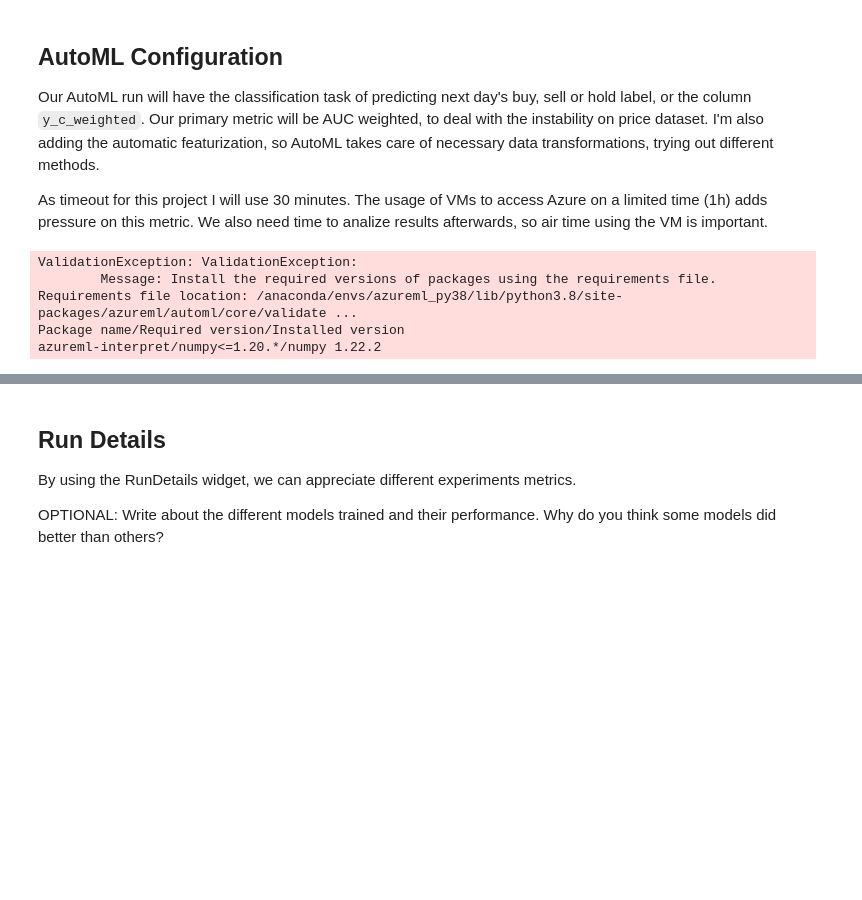
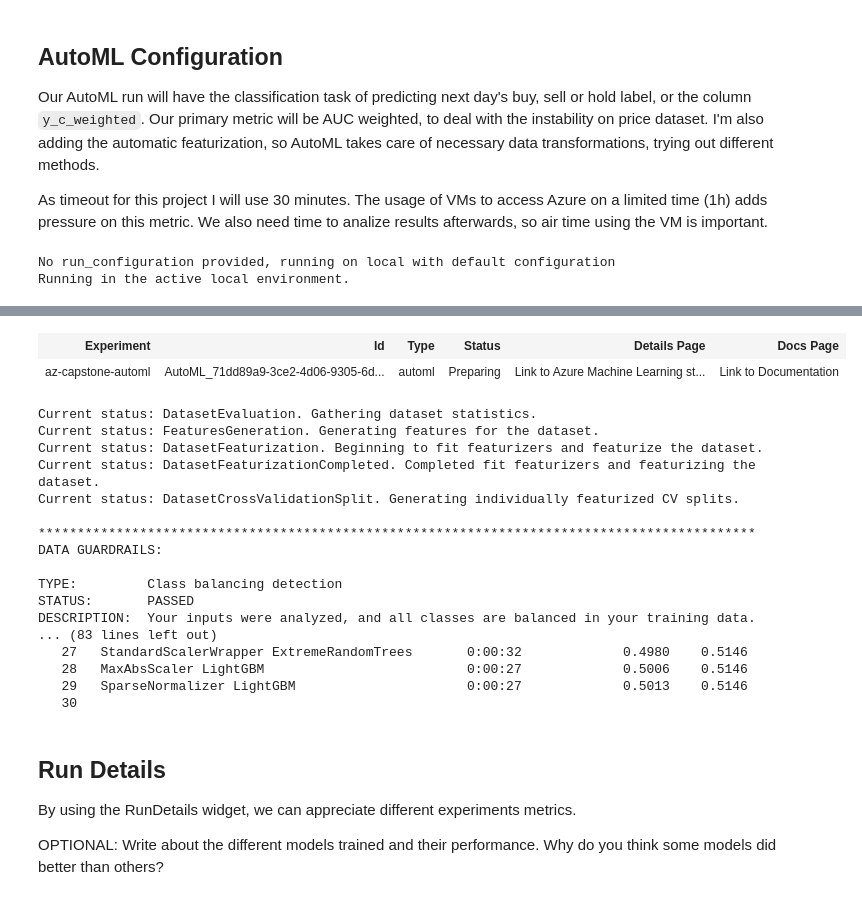
Before and after one commit to renejra/azure-ml-engineer, a Jupyter notebook: capstone/2-automl.ipynb, the cells around one changed output, grey strips where cells are left out. Drawn from its saved outputs; the diff is of its cells as text; code cells hidden in the pictures; blank space fills up the shorter version.

```diff
--- a/capstone/2-automl.ipynb
+++ b/capstone/2-automl.ipynb
@@ -137,10 +137,8 @@ automl_config = AutoMLConfig(
     **automl_settings)
 # %%
 # Submit the experiment run
-automl_run = exp.submit(automl_config, show_output=False)
+automl_run = exp.submit(automl_config, show_output=True)
 automl_run.wait_for_completion(show_output=True)
 # %% [output]
-ValidationException: ValidationException:
-        Message: Install the required versions of packages using the requirements file. Requirements file location: /anaconda/envs/azureml_py38/lib/python3.8/site-packages/azureml/automl/core/validate ...
-Package name/Required version/Installed version
-azureml-interpret/numpy<=1.20.*/numpy 1.22.2
+No run_configuration provided, running on local with default configuration
+Running in the active local environment.
@@ -147,3 +148,22 @@ azureml-interpret/numpy<=1.20.*/numpy 1.22.2
+| Experiment | Id | Type | Status | Details Page | Docs Page |
+| az-capstone-automl | AutoML_71dd89a9-3ce2-4d06-9305-6d... | automl | Preparing | Link to Azure Machine Learning st... | Link to Documentation |
+Current status: DatasetEvaluation. Gathering dataset statistics.
+Current status: FeaturesGeneration. Generating features for the dataset.
+Current status: DatasetFeaturization. Beginning to fit featurizers and featurize the dataset.
+Current status: DatasetFeaturizationCompleted. Completed fit featurizers and featurizing the dataset.
+Current status: DatasetCrossValidationSplit. Generating individually featurized CV splits.
+
+********************************************************************************************
+DATA GUARDRAILS:
+
+TYPE:         Class balancing detection
+STATUS:       PASSED
+DESCRIPTION:  Your inputs were analyzed, and all classes are balanced in your training data.
+... (83 lines left out)
+   27   StandardScalerWrapper ExtremeRandomTrees       0:00:32             0.4980    0.5146
+   28   MaxAbsScaler LightGBM                          0:00:27             0.5006    0.5146
+   29   SparseNormalizer LightGBM                      0:00:27             0.5013    0.5146
+   30
 # %% [markdown]
 ## Run Details
 
```
Also changed, not shown: parts of 4 cells of this notebook, 46 other files.
